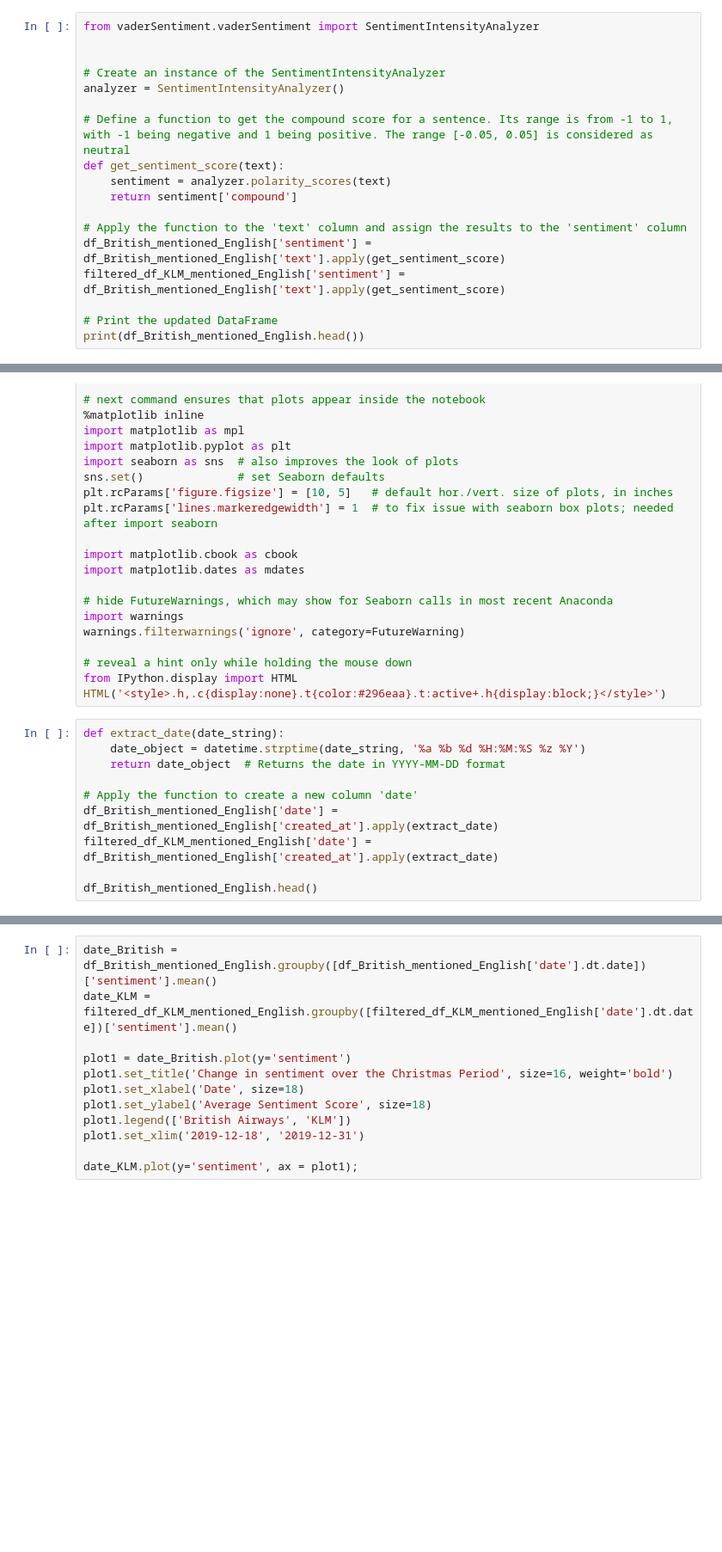
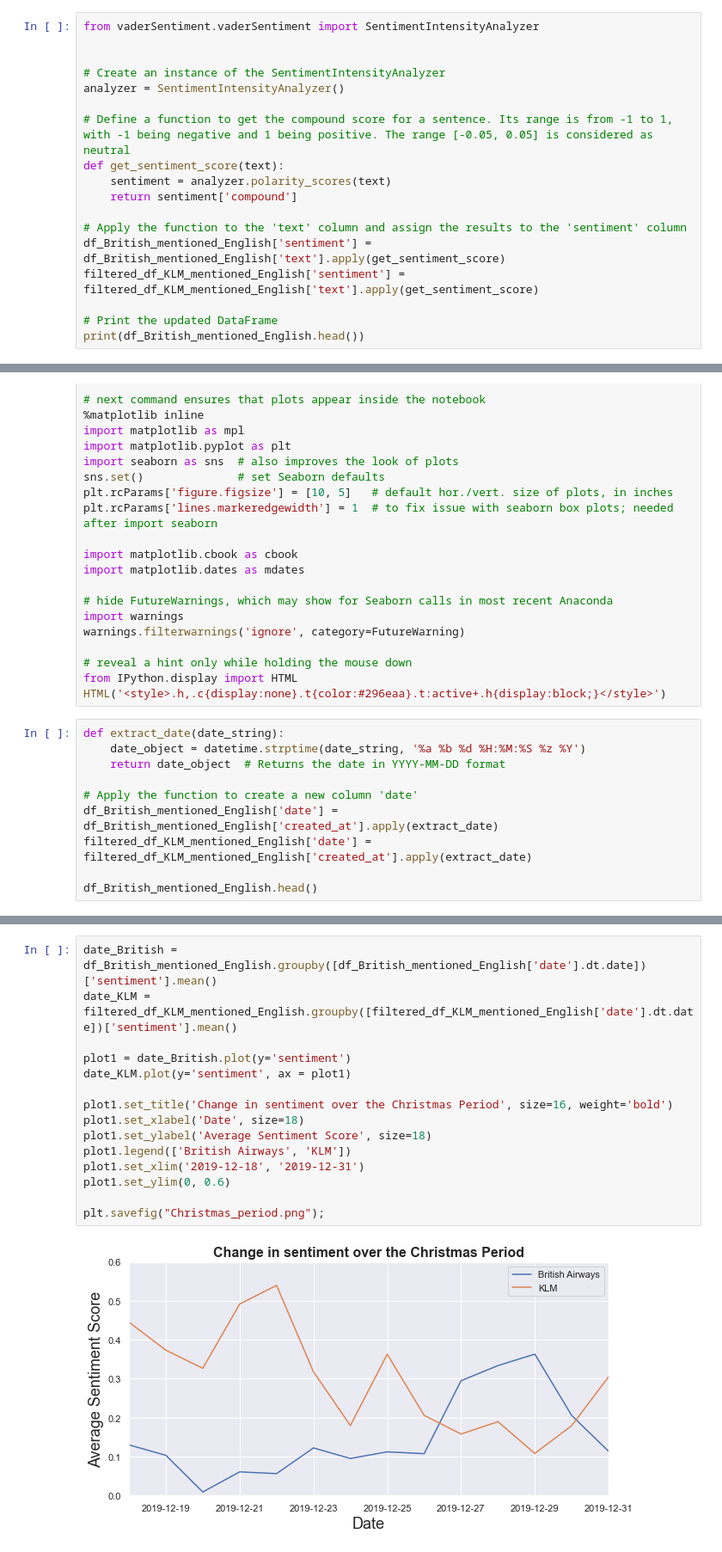
Before and after one commit to NiteSkies/DBL-DC-G2-2023, a Jupyter notebook: Extra 1.ipynb, the cells around one changed output, grey strips where cells are left out. Shown: that part at 86% size. Saved outputs shown, nothing was run; the diff lists cells and outputs as text; blank space fills up the shorter version.

Commit message:
Andor Bodgal & Derek Kravetzky, Extra
The final version of the extra task for sprint 4, Sentiment Change over different time periods

```diff
--- a/Extra 1.ipynb
+++ b/Extra 1.ipynb
@@ -78,7 +106,7 @@ def get_sentiment_score(text):
 
 # Apply the function to the 'text' column and assign the results to the 'sentiment' column
 df_British_mentioned_English['sentiment'] = df_British_mentioned_English['text'].apply(get_sentiment_score)
-filtered_df_KLM_mentioned_English['sentiment'] = df_British_mentioned_English['text'].apply(get_sentiment_score)
+filtered_df_KLM_mentioned_English['sentiment'] = filtered_df_KLM_mentioned_English['text'].apply(get_sentiment_score)
 
 # Print the updated DataFrame
 print(df_British_mentioned_English.head())
@@ -112,6 +168,6 @@ def extract_date(date_string):
 
 # Apply the function to create a new column 'date'
 df_British_mentioned_English['date'] = df_British_mentioned_English['created_at'].apply(extract_date)
-filtered_df_KLM_mentioned_English['date'] = df_British_mentioned_English['created_at'].apply(extract_date)
+filtered_df_KLM_mentioned_English['date'] = filtered_df_KLM_mentioned_English['created_at'].apply(extract_date)
 
 df_British_mentioned_English.head()
@@ -118,12 +191,17 @@ df_British_mentioned_English.head()
 # %%
 date_British = df_British_mentioned_English.groupby([df_British_mentioned_English['date'].dt.date])['sentiment'].mean()
 date_KLM = filtered_df_KLM_mentioned_English.groupby([filtered_df_KLM_mentioned_English['date'].dt.date])['sentiment'].mean()
 
 plot1 = date_British.plot(y='sentiment')
+date_KLM.plot(y='sentiment', ax = plot1)
+
 plot1.set_title('Change in sentiment over the Christmas Period', size=16, weight='bold')
 plot1.set_xlabel('Date', size=18)
 plot1.set_ylabel('Average Sentiment Score', size=18)
 plot1.legend(['British Airways', 'KLM'])
 plot1.set_xlim('2019-12-18', '2019-12-31')
+plot1.set_ylim(0, 0.6)
 
-date_KLM.plot(y='sentiment', ax = plot1);
+plt.savefig("Christmas_period.png");
+# %% [output]
+[figure, added]
```
Also changed, not shown: parts of 8 cells of this notebook.
